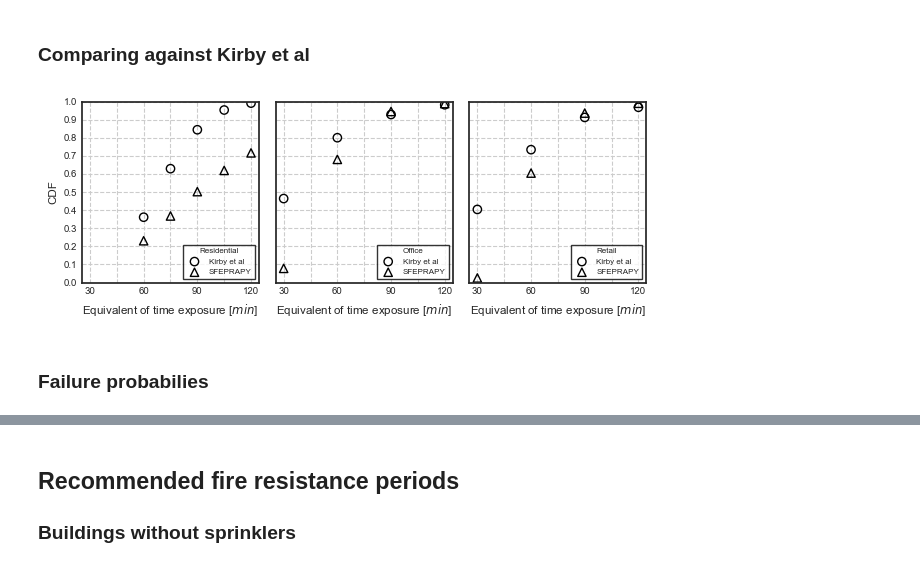
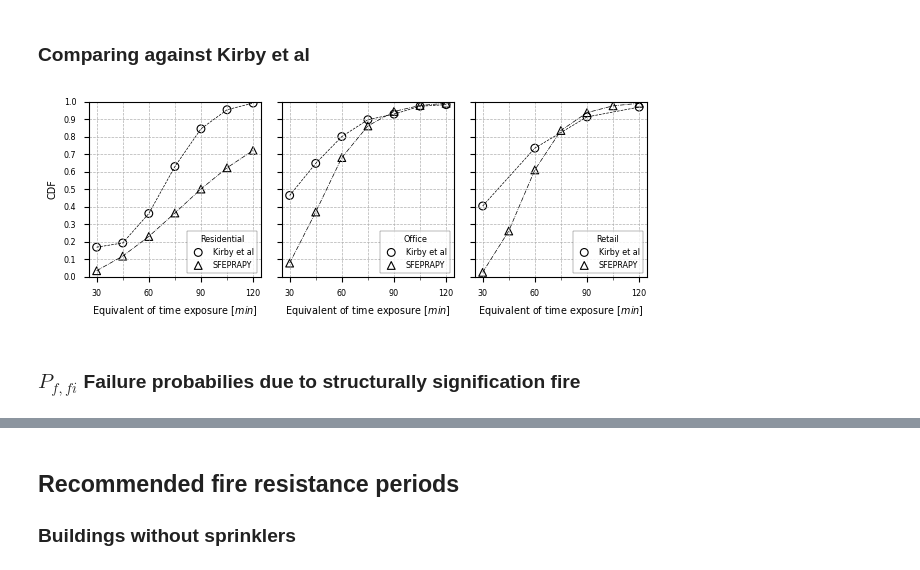
Before and after one commit to fuyans/sfeprapy-doc, a Jupyter notebook: source/user_guide/asfe21_02.ipynb, the cells around one changed output, grey strips where cells are left out. Drawn from its saved outputs; the diff is of its cells as text; code cells hidden in the pictures.

```diff
--- a/source/user_guide/asfe21_02.ipynb
+++ b/source/user_guide/asfe21_02.ipynb
@@ -18,7 +18,8 @@ from scipy.interpolate import interp1d
 
 from sfeprapy.mcs2 import MCS2, EXAMPLE_INPUT_DF
 
-plt.style.use('seaborn-white')
+%matplotlib inline
+plt.style.use('seaborn-paper')
 # %%
 # Helper function: return a function f(fractile) = teq
 def make_func_cdf2teq(teq: np.ndarray) -> Callable:
@@ -167,7 +163,7 @@ def format_ax(
 # %%
 # Update inputs to include travelling fire model and other parameters
 df_inputs_2 = EXAMPLE_INPUT_DF.copy()
-df_inputs_2.loc['n_simulations'] = 20_000  # set to simulation iteration to 100k to make fine plots later
+df_inputs_2.loc['n_simulations'] = 100_000  # set to simulation iteration to 100k to make fine plots later
 df_inputs_2.loc['solver_thickness_ubound'] = 0.045
 df_inputs_2['Retail'].loc['room_floor_area:dist'] = 'constant_'
 df_inputs_2['Retail'].loc['room_floor_area:lbound'] = 400.
@@ -226,10 +222,10 @@ dict_func_cdf2teq = {k: make_func_cdf2teq(teq=v) for k, v in dict_teq.items()}
 # %%
 fig, ax = plt.subplots(figsize=(2.5,2.5), dpi=100);
 lss = ['-', '-.', 'dotted']
-FRs = np.linspace(0, 180, 100)
+FRs = np.linspace(30, 180, 100)
 for i, case in enumerate(cases_to_run):
     ax.plot(FRs, dict_func_teq2cdf[case](FRs), label=case, ls=lss[i], c='k')
-format_ax(ax=ax, xlabel='Equivalent of time exposure [$min$]', ylabel='CDF', xlim=(30, 180), ylim=(0, 1), xticks=np.arange(30, 181, 15,), yticks=np.arange(0, 1.1, 0.1))
+format_ax(ax=ax, xlabel='Equivalent of time exposure, $t_{eq,i}$ [$min$]', xlabel_fontsize='x-small', xlim=(30, 180), ylabel=r'CDF or $P(t_{eq,i}\leq x)$', ylim=(0, 1), xticks=np.arange(30, 181, 15,), yticks=np.arange(0, 1.1, 0.1))
 
 savefig(fig, 'teq_2.png')
 # %% [output]
@@ -237,24 +233,25 @@ savefig(fig, 'teq_2.png')
 # %% [markdown]
 ### Comparing against Kirby et al
 # %%
-kirby_teq = [  # order matters!
-    [[60, 75, 90, 105, 120], [0.361, 0.629, 0.844, 0.953, 0.991]],  # Residential
-    [[30, 60, 90, 120], [0.464, 0.800, 0.928, 0.982]],  # Office
-    [[30, 60, 90, 120], [0.404, 0.734, 0.912, 0.968]],  # Retail
-]
+kirby = pd.concat([
+    pd.DataFrame({'Residential': [0.169, 0.193, 0.361, 0.629, 0.844, 0.953, 0.991]}, index=[30, 45, 60, 75, 90, 105, 120]),
+    pd.DataFrame({'Office':      [0.464, 0.647, 0.800, 0.896, 0.928, 0.973, 0.982]}, index=[30, 45, 60, 75, 90, 105, 120]),
+    pd.DataFrame({'Retail':      [0.404,        0.734,        0.912,        0.968]}, index=[30,     60,     90,      120]),
+], axis=1)
+kirby.index.name = 'teq'
 
 # Compare against Kirby
 fig, axes = plt.subplots(nrows=1, ncols=3, figsize=(2.1*3, 2.5), sharex=True, sharey=True, dpi=100)
 
 for i, case in enumerate(cases_to_run):
     ax = axes[i]
-    ax.scatter(kirby_teq[i][0], kirby_teq[i][1], label='Kirby et al', marker='o', facecolors='none', edgecolors='k')
-    ax.scatter(kirby_teq[i][0], dict_func_teq2cdf[case](kirby_teq[i][0]), label='SFEPRAPY', marker='^', facecolors='none', edgecolors='k')
-    format_ax(ax=ax, xlabel='Equivalent of time exposure [$min$]', xticks=np.arange(30, 121, 30), xticks_minor=np.arange(30, 121, 15), ylim=(0, 1), yticks=np.arange(0, 1.1, 0.1), legend_title=case, legend_loc=4, legend_fontsize='xx-small', legend_title_fontsize='xx-small')
-axes[0].set_ylabel('CDF', fontsize='small')
+    ax.scatter(kirby.index.values, kirby[case].values, label='Kirby et al', marker='o', facecolors='none', edgecolors='k', linewidths=.8)
+    ax.plot(kirby.index.values[~np.isnan(kirby[case].values)], kirby[case].values[~np.isnan(kirby[case].values)], ls='--', c='k', lw=.5)
+    ax.scatter(kirby.index.values, dict_func_teq2cdf[case](kirby.index.values), label='SFEPRAPY', marker='^', facecolors='none', edgecolors='k', linewidths=.8)
+    ax.plot(kirby.index.values, dict_func_teq2cdf[case](kirby.index.values), ls='-.', c='k', lw=.5)
+    format_ax(ax=ax, xlabel='Equivalent of time exposure [$min$]', xlabel_fontsize='x-small', xticks=np.arange(30, 121, 30), xticks_minor=np.arange(30, 121, 15), ylim=(0, 1), yticks=np.arange(0, 1.1, 0.1), legend_title=case, legend_loc=4, legend_fontsize='xx-small', legend_title_fontsize='xx-small')
+axes[0].set_ylabel('CDF', fontsize='x-small')
 
 savefig(fig, 'benchmark_2.png')
 # %% [output]
-[figure, old version]
+[figure, new version]
-# %% [markdown]
-### Failure probabilies
@@ -279 +258,3 @@ for occupancy, p_i  in dict_p_i.items():
+# %% [markdown]
+### $P_{f,fi}$ Failure probabilies due to structurally signification fire
 # %%
```
Also changed, not shown: parts of 14 cells of this notebook, 1 other file.
